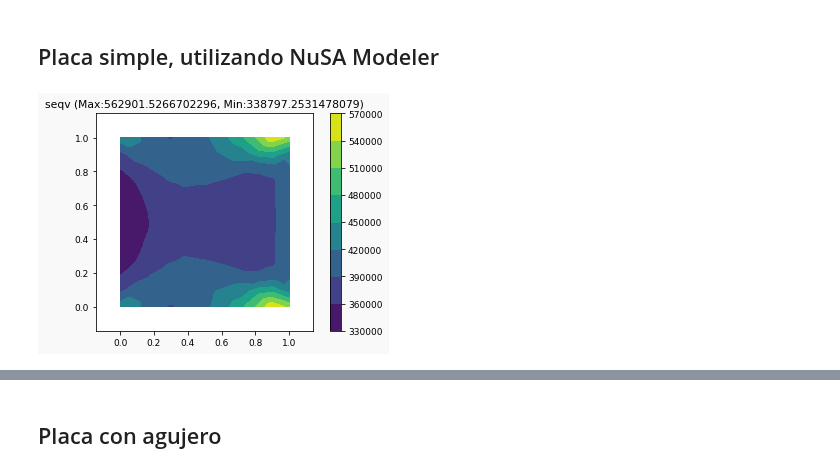
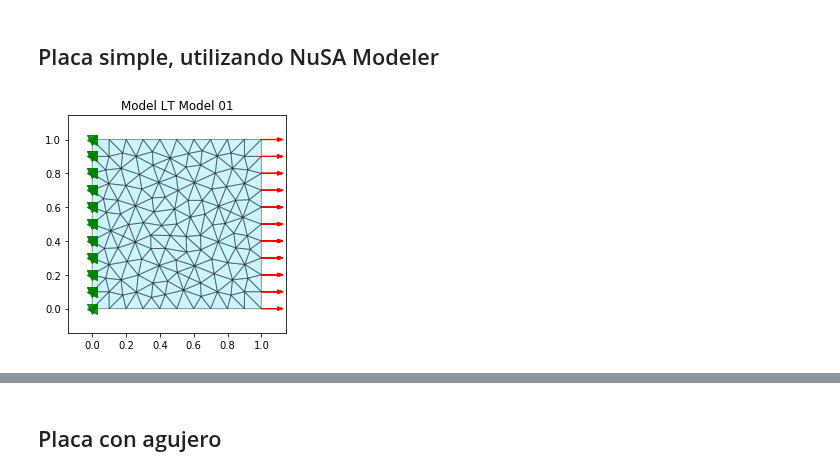
Before and after one commit to JorgeDeLosSantos/nusa, a Jupyter notebook: docs/nusa-info/es/linear-triangle-element.ipynb, the cells around one changed output, grey strips where cells are left out. Saved outputs shown, nothing was run; the diff lists cells and outputs as text; code cells hidden in the pictures.

```diff
--- a/docs/nusa-info/es/linear-triangle-element.ipynb
+++ b/docs/nusa-info/es/linear-triangle-element.ipynb
@@ -125,35 +127,33 @@ x,y = nc[:,0], nc[:,1]
 nodos = []
 elementos = []
 
 for k,nd in enumerate(nc):
     cn = Node((x[k],y[k]))
     nodos.append(cn)
 
 for k,elm in enumerate(ec):
     i,j,m = int(elm[0]),int(elm[1]),int(elm[2])
     ni,nj,nm = nodos[i],nodos[j],nodos[m]
     ce = LinearTriangle((ni,nj,nm),200e9,0.3,0.25)
     elementos.append(ce)
 
 m = LinearTriangleModel()
 for node in nodos: m.add_node(node)
 for elm in elementos: m.add_element(elm)
 
 # Aplicando condiciones de frontera en los extremos
 minx, maxx = min(x), max(x)
 miny, maxy = min(y), max(y)
 
 P = 100e3/((BB/ES)+1)
 
 for node in nodos:
     if node.x == minx:
         m.add_constraint(node, ux=0, uy=0)
     if node.x == maxx:
         m.add_force(node, (P,0))
 
-#m.plot_model() # Bug
+m.plot_model()
 m.solve()
+# %% [output]
+[figure, added]
-# %%
-m.plot_nsol("seqv")
-# %% [output]
-[figure, removed]
```
Also changed, not shown: parts of 8 cells of this notebook.
